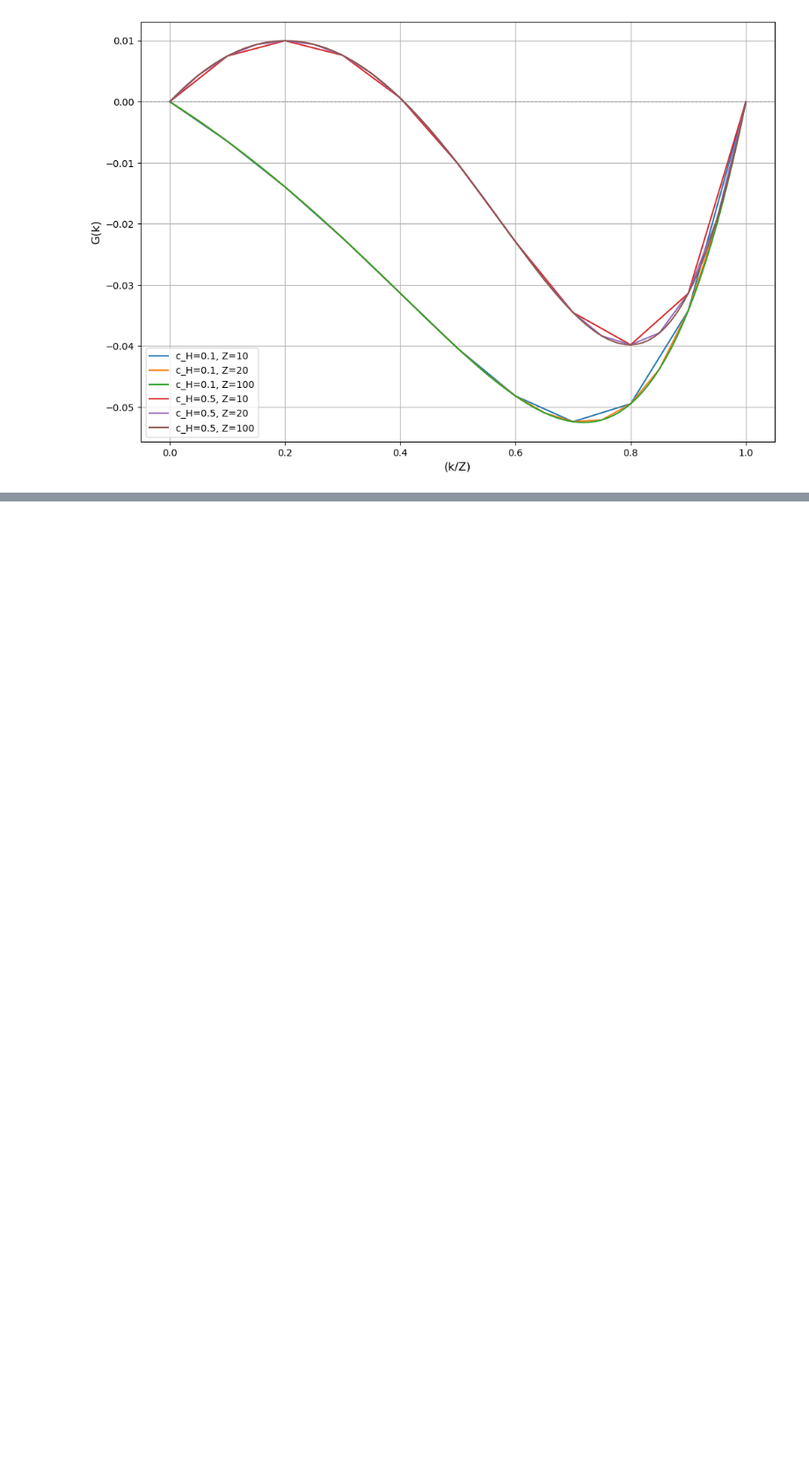
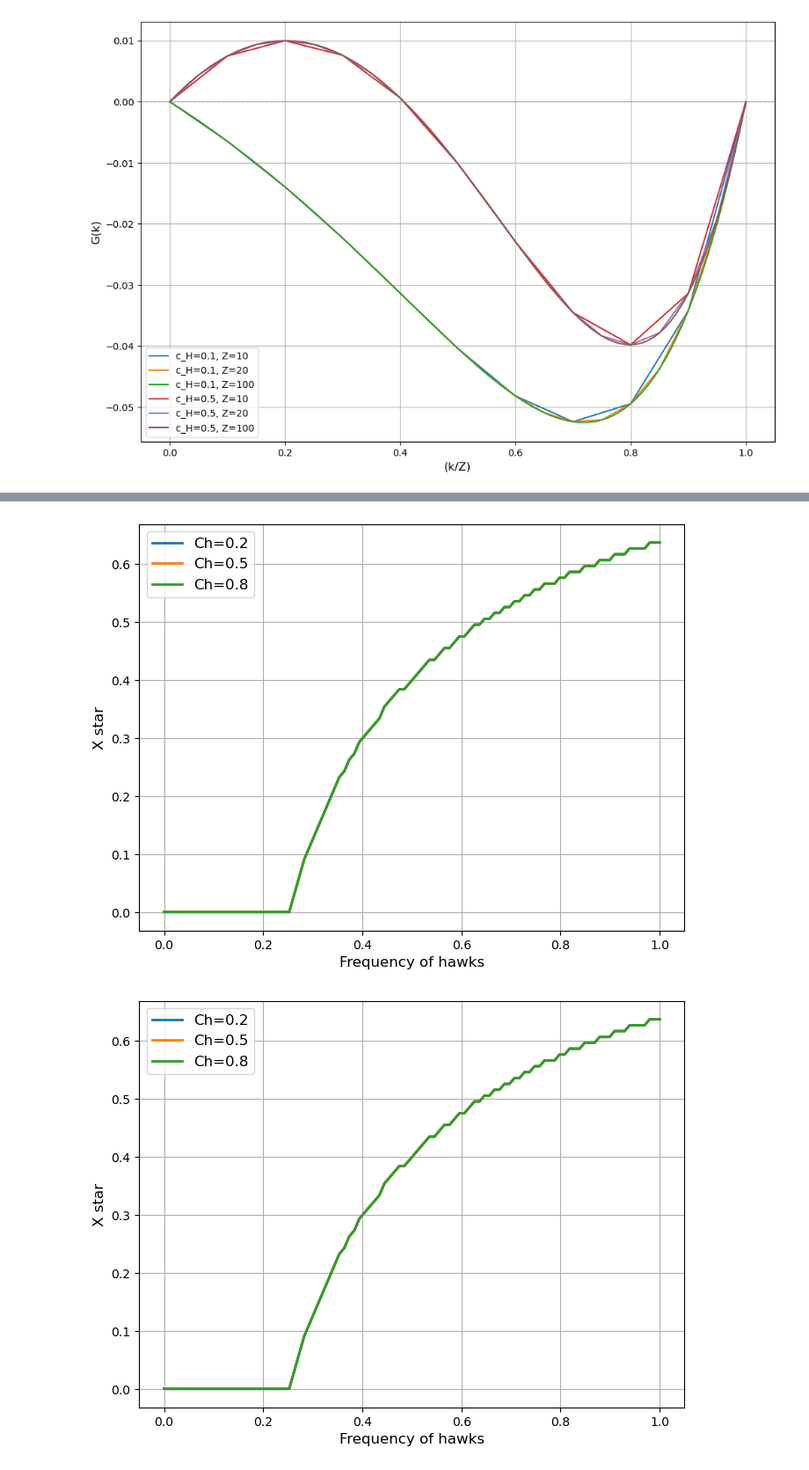
Before and after one commit to femkegeens/CGT, a Jupyter notebook: cgt_group_assignment.ipynb, the cells around one changed output, grey strips where cells are left out. Shown: that part at 88% size. Drawn from its saved outputs; the diff is of its cells as text; code cells hidden in the pictures; blank space fills up the shorter version.

```diff
--- a/cgt_group_assignment.ipynb
+++ b/cgt_group_assignment.ipynb
@@ -279,0 +294,18 @@ plt.show()
+# %%
+# Fitness hawks
+def average_fitness_hawks(N, x_fraction, c_h, T):
+    average_fitness = 0.0
+    for i in range(N):
+        average_fitness += comb(N-1, i)*(x_fraction**i)*((1-x_fraction)**(N-1-i))*P_H(i, c_h, T)
+    return average_fitness
+
+# Fitness doves
+def average_fitness_doves(N, x_fraction, c_d, T):
+    average_fitness = 0.0
+    for i in range(N):
+        average_fitness += comb(N-1, i)*(x_fraction**i)*((1-x_fraction)**(N-1-i))*P_D(i+1, c_d, T)
+    return average_fitness
+
+# Fitness average
+def average_fitness_population(x_hawks, x_doves, fitness_hawks, fitness_doves):
+    return (x_hawks * fitness_hawks) + (x_doves * fitness_doves)
@@ -279,0 +352,27 @@ plt.show()
+# %%
+T_labels = ["T=0.2", "T=0.4", "T=0.6", "T=0.8"]
+T_values =  [0.2, 0.4, 0.6, 0.8]
+
+Doves_Costs_labels = ["Ch=0.2", "Ch=0.5", "Ch=0.8"]
+Doves_Costs = [0.2, 0.5, 0.8]
+
+for i, T in enumerate(T_values):
+
+    plt.figure(figsize=(8, 6))
+
+    for i, c_d in enumerate(Doves_Costs):
+
+        y_as, x_as = figure3A(T, c_d)
+        plt.plot(x_as, y_as, label=Doves_Costs_labels[i], linewidth=2)
+
+    # Add labels, legend, and grid
+    plt.xlabel("Frequency of hawks", fontsize=12)
+    plt.ylabel("X star", fontsize=12)
+    plt.legend(fontsize=12)
+    plt.grid(True)
+
+    # Show the plot
+    plt.show()
+# %% [output]
+[figure, added]
+[figure, added]
```
Also changed, not shown: parts of 8 cells of this notebook.
